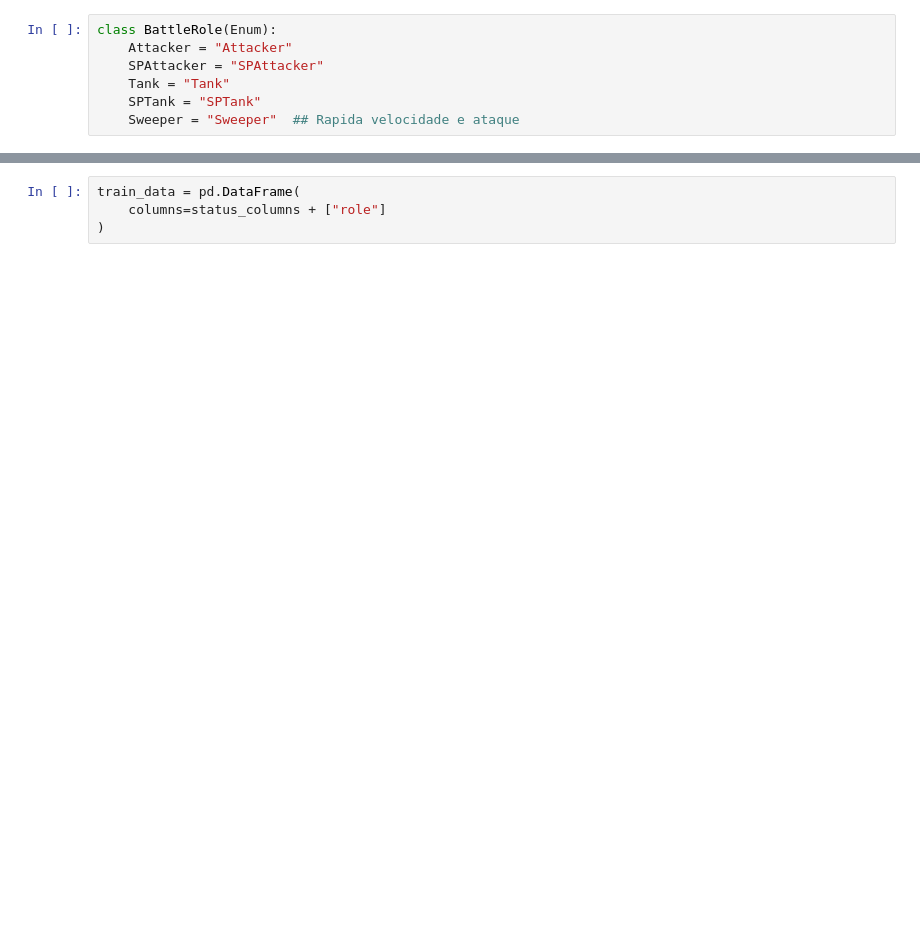
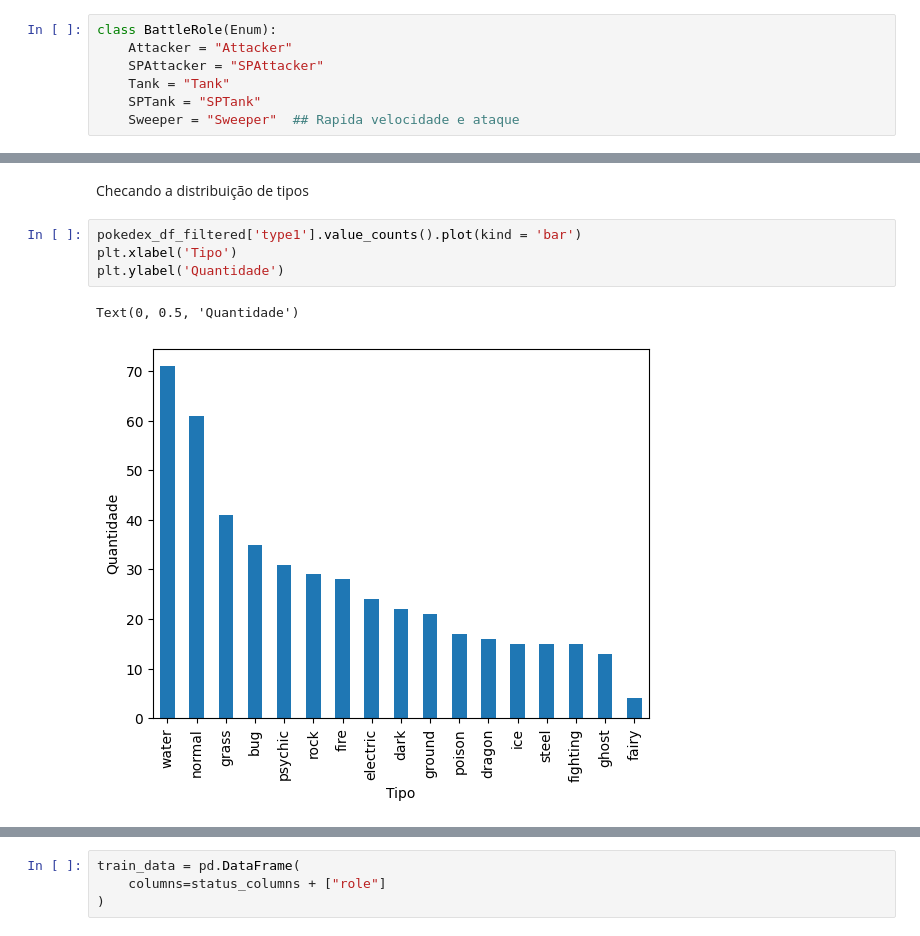
Before and after one commit to arthur-mts/mineracao-dados, a Jupyter notebook: projeto/battle_caracteristic_classifier.ipynb, the cells around one changed output, grey strips where cells are left out. Cells and saved outputs as stored; diff of their text form; blank space fills up the shorter version.

```diff
--- a/projeto/battle_caracteristic_classifier.ipynb
+++ b/projeto/battle_caracteristic_classifier.ipynb
@@ -52,0 +73,9 @@ pokedex_df.head()
+# %% [markdown]
+Checando a distribuição de tipos
+# %%
+pokedex_df_filtered['type1'].value_counts().plot(kind = 'bar')
+plt.xlabel('Tipo')
+plt.ylabel('Quantidade')
+# %% [output]
+Text(0, 0.5, 'Quantidade')
+[figure, added]
```
Also changed, not shown: parts of 28 cells of this notebook, 1 other file.
